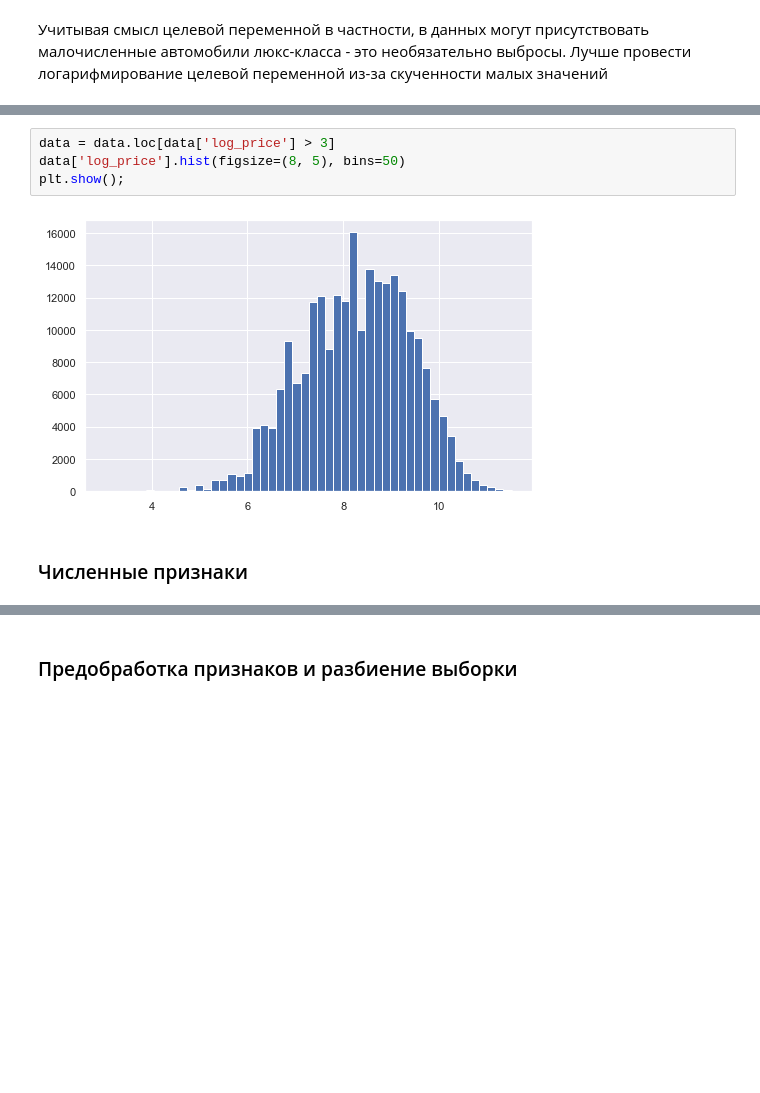
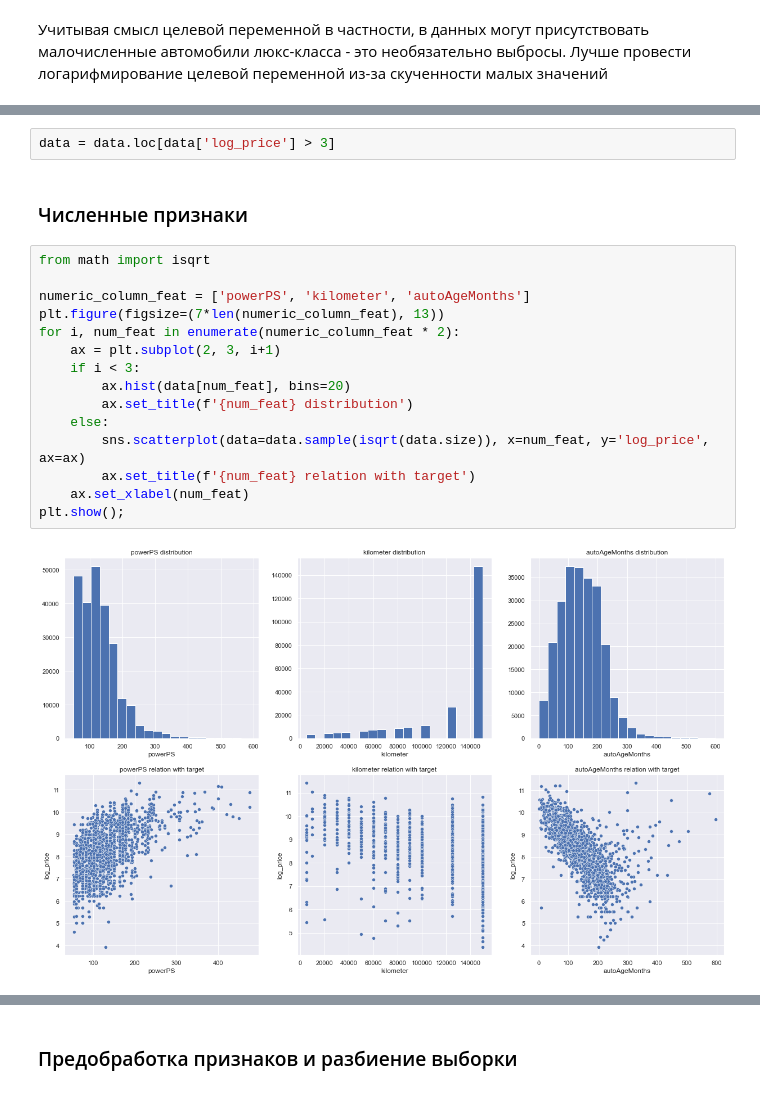
Before and after one commit to MAI-University-Student-Projects/mlcourse-hse, a Jupyter notebook: 2021-fall/homeworks-practice/homework-practice-03-gd/homework-practice-03-gd.ipynb, the cells around one changed output, grey strips where cells are left out. Saved outputs shown, nothing was run; the diff lists cells and outputs as text; blank space fills up the shorter version.

```diff
--- a/2021-fall/homeworks-practice/homework-practice-03-gd/homework-practice-03-gd.ipynb
+++ b/2021-fall/homeworks-practice/homework-practice-03-gd/homework-practice-03-gd.ipynb
@@ -385,8 +389,21 @@ plt.show();
 # %%
 data = data.loc[data['log_price'] > 3]
-data['log_price'].hist(figsize=(8, 5), bins=50)
-plt.show();
-# %% [output]
-[figure, removed]
 # %% [markdown]
 ### Численные признаки ###
+# %%
+from math import isqrt
+
+numeric_column_feat = ['powerPS', 'kilometer', 'autoAgeMonths']
+plt.figure(figsize=(7*len(numeric_column_feat), 13))
+for i, num_feat in enumerate(numeric_column_feat * 2):
+    ax = plt.subplot(2, 3, i+1)
+    if i < 3:
+        ax.hist(data[num_feat], bins=20)
+        ax.set_title(f'{num_feat} distribution')
+    else:
+        sns.scatterplot(data=data.sample(isqrt(data.size)), x=num_feat, y='log_price', ax=ax)
+        ax.set_title(f'{num_feat} relation with target')
+    ax.set_xlabel(num_feat)
+plt.show();
+# %% [output]
+[figure, added]
```
Also changed, not shown: parts of 50 cells of this notebook, 3 other files.
